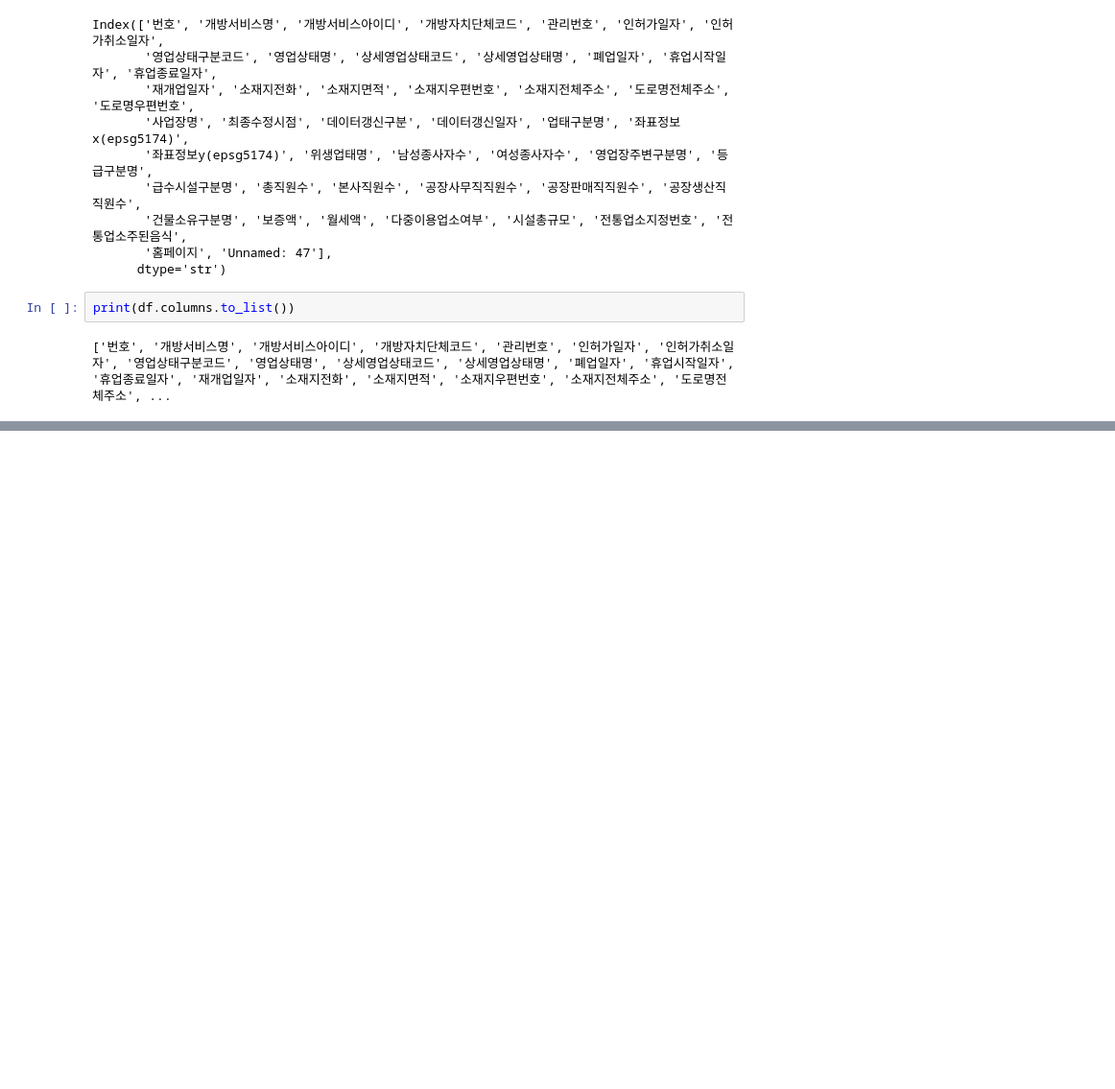
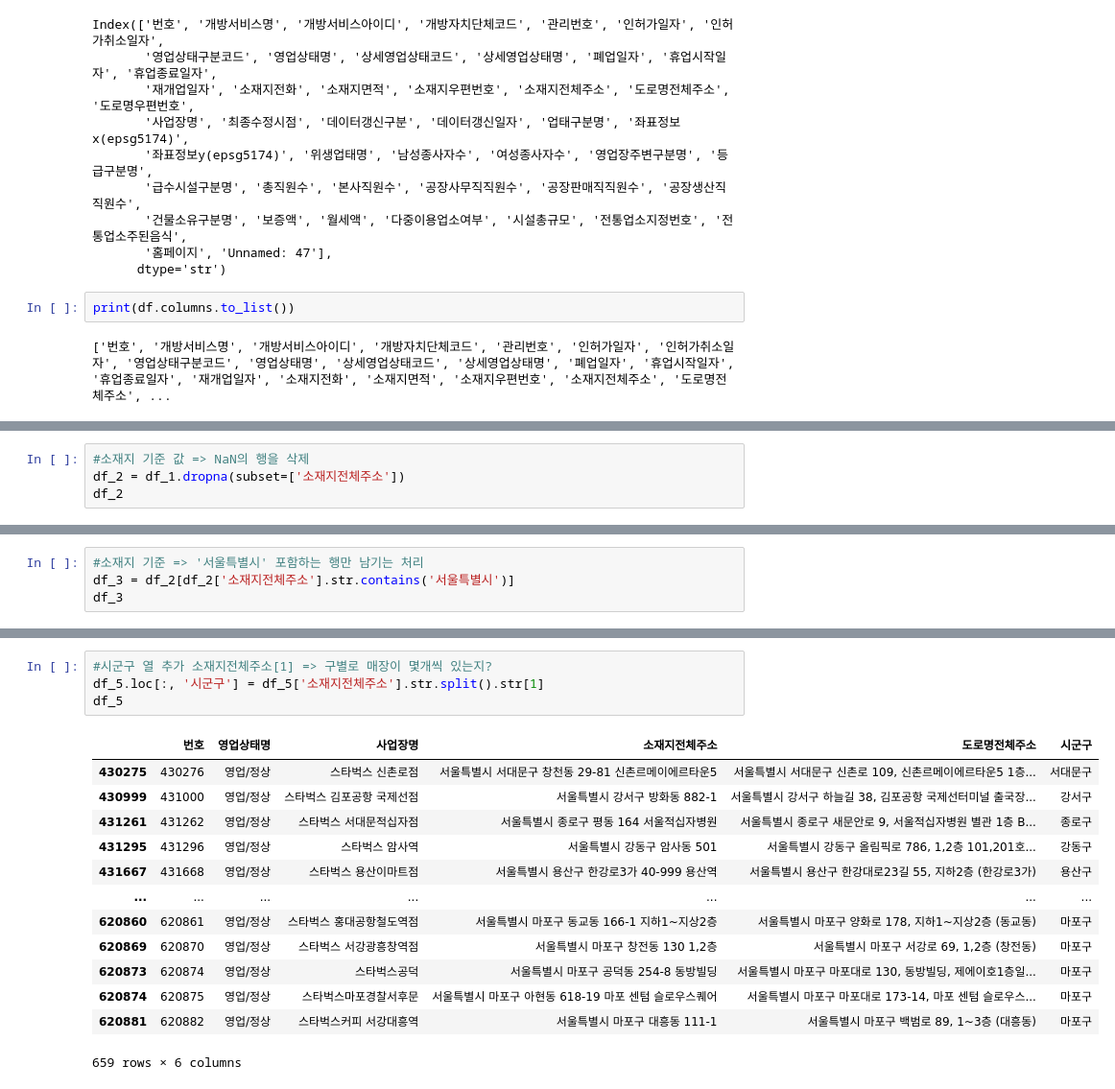
Before and after one commit to defendersunbin/shieldus_education, a Jupyter notebook: Chapter4.ipynb, the cells around one changed output, grey strips where cells are left out. Shown at 96% size. Saved outputs shown, nothing was run; the diff lists cells and outputs as text; blank space fills up the shorter version.

```diff
--- a/Chapter4.ipynb
+++ b/Chapter4.ipynb
@@ -225,0 +243,4 @@ print(df.columns.to_list())
+# %%
+#소재지 기준 값 => NaN의 행을 삭제
+df_2 = df_1.dropna(subset=['소재지전체주소'])
+df_2
@@ -225,0 +261,4 @@ print(df.columns.to_list())
+# %%
+#소재지 기준 => '서울특별시' 포함하는 행만 남기는 처리
+df_3 = df_2[df_2['소재지전체주소'].str.contains('서울특별시')]
+df_3
@@ -225,0 +328,18 @@ print(df.columns.to_list())
+# %%
+#시군구 열 추가 소재지전체주소[1] => 구별로 매장이 몇개씩 있는지?
+df_5.loc[:, '시군구'] = df_5['소재지전체주소'].str.split().str[1]
+df_5
+# %% [output]
+|  | 번호 | 영업상태명 | 사업장명 | 소재지전체주소 | 도로명전체주소 | 시군구 |
+| 430275 | 430276 | 영업/정상 | 스타벅스 신촌로점 | 서울특별시 서대문구 창천동 29-81 신촌르메이에르타운5 | 서울특별시 서대문구 신촌로 109, 신촌르메이에르타운5 1층... | 서대문구 |
+| 430999 | 431000 | 영업/정상 | 스타벅스 김포공항 국제선점 | 서울특별시 강서구 방화동 882-1 | 서울특별시 강서구 하늘길 38, 김포공항 국제선터미널 출국장... | 강서구 |
+| 431261 | 431262 | 영업/정상 | 스타벅스 서대문적십자점 | 서울특별시 종로구 평동 164 서울적십자병원 | 서울특별시 종로구 새문안로 9, 서울적십자병원 별관 1층 B... | 종로구 |
+| 431295 | 431296 | 영업/정상 | 스타벅스 암사역 | 서울특별시 강동구 암사동 501 | 서울특별시 강동구 올림픽로 786, 1,2층 101,201호... | 강동구 |
+| 431667 | 431668 | 영업/정상 | 스타벅스 용산이마트점 | 서울특별시 용산구 한강로3가 40-999 용산역 | 서울특별시 용산구 한강대로23길 55, 지하2층 (한강로3가) | 용산구 |
+| ... | ... | ... | ... | ... | ... | ... |
+| 620860 | 620861 | 영업/정상 | 스타벅스 홍대공항철도역점 | 서울특별시 마포구 동교동 166-1 지하1~지상2층 | 서울특별시 마포구 양화로 178, 지하1~지상2층 (동교동) | 마포구 |
+| 620869 | 620870 | 영업/정상 | 스타벅스 서강광흥창역점 | 서울특별시 마포구 창전동 130 1,2층 | 서울특별시 마포구 서강로 69, 1,2층 (창전동) | 마포구 |
+| 620873 | 620874 | 영업/정상 | 스타벅스공덕 | 서울특별시 마포구 공덕동 254-8 동방빌딩 | 서울특별시 마포구 마포대로 130, 동방빌딩, 제에이호1층일... | 마포구 |
+| 620874 | 620875 | 영업/정상 | 스타벅스마포경찰서후문 | 서울특별시 마포구 아현동 618-19 마포 센텀 슬로우스퀘어 | 서울특별시 마포구 마포대로 173-14, 마포 센텀 슬로우스... | 마포구 |
+| 620881 | 620882 | 영업/정상 | 스타벅스커피 서강대흥역 | 서울특별시 마포구 대흥동 111-1 | 서울특별시 마포구 백범로 89, 1~3층 (대흥동) | 마포구 |
+659 rows × 6 columns
```
Also changed, not shown: parts of 10 cells of this notebook, 2 other files.
